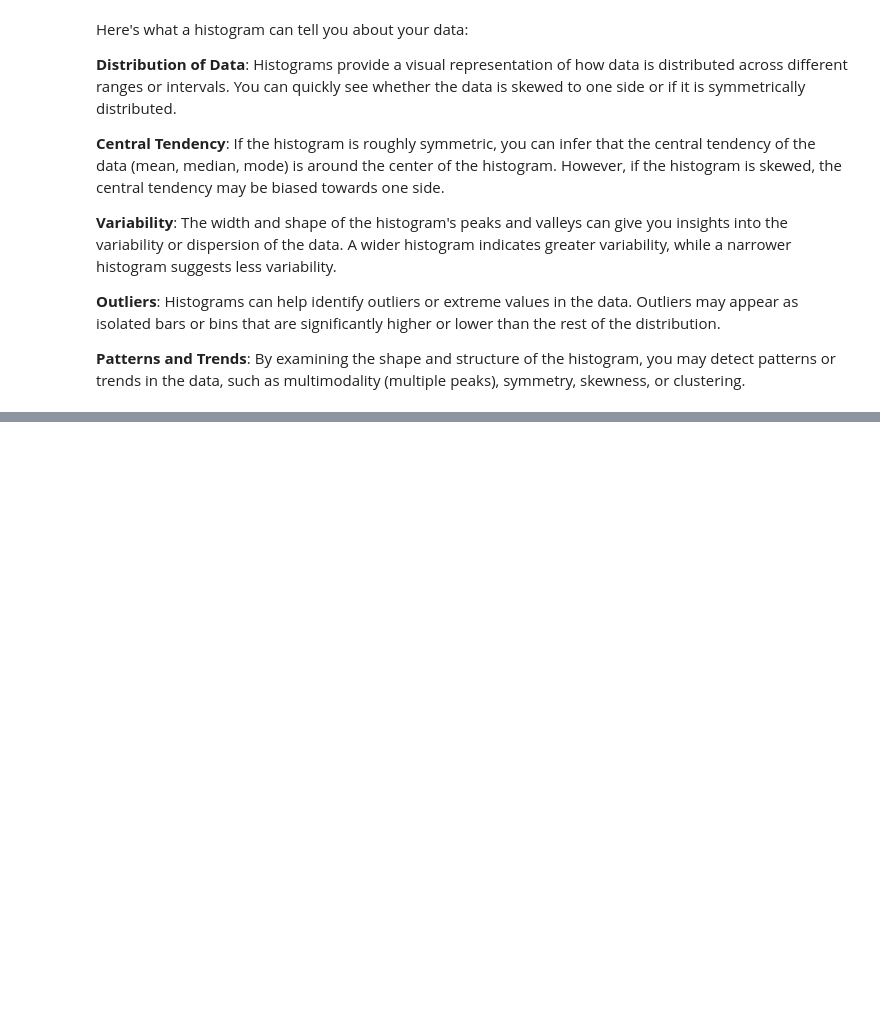
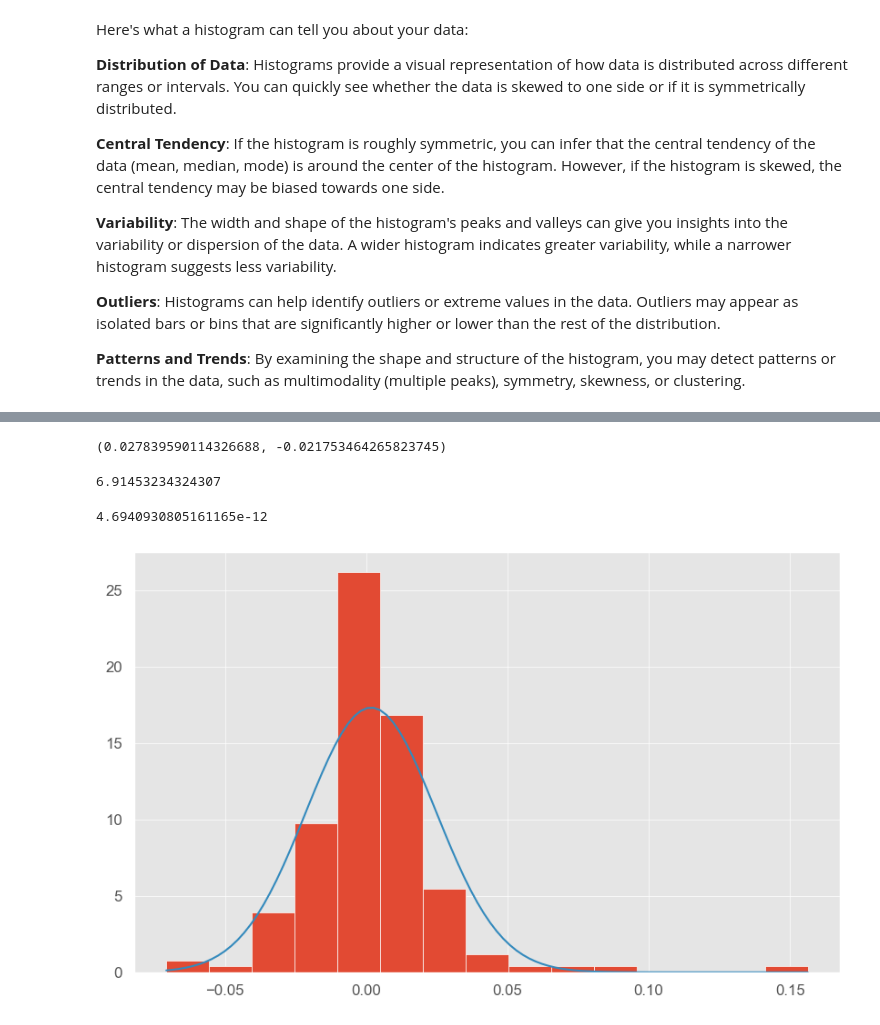
Before and after one commit to Ayush-sacri/Stock-Analysis, a Jupyter notebook: Stock-Analysis.ipynb, the cells around one changed output, grey strips where cells are left out. Drawn from its saved outputs; the diff is of its cells as text; code cells hidden in the pictures; blank space fills up the shorter version.

Commit message:
Added Different Types of Test

```diff
--- a/Stock-Analysis.ipynb
+++ b/Stock-Analysis.ipynb
@@ -249,0 +270,18 @@ plt.hist(x,bins=15);
+# %%
+x[0],x[1]
+# %% [output]
+(0.027839590114326688, -0.021753464265823745)
+# %%
+kurt_test[0]
+# %% [output]
+6.91453234324307
+# %%
+kurt_test[1]
+# %% [output]
+4.6940930805161165e-12
+# %%
+plt.hist(daily_returns['ADANIENT'],bins=15,edgecolor='w',density=True)
+overlay=np.linspace(mini,maxi,100)
+plt.plot(overlay,norm.pdf(overlay,mean,std));
+# %% [output]
+[figure, added]
```
Also changed, not shown: parts of 13 cells of this notebook.
